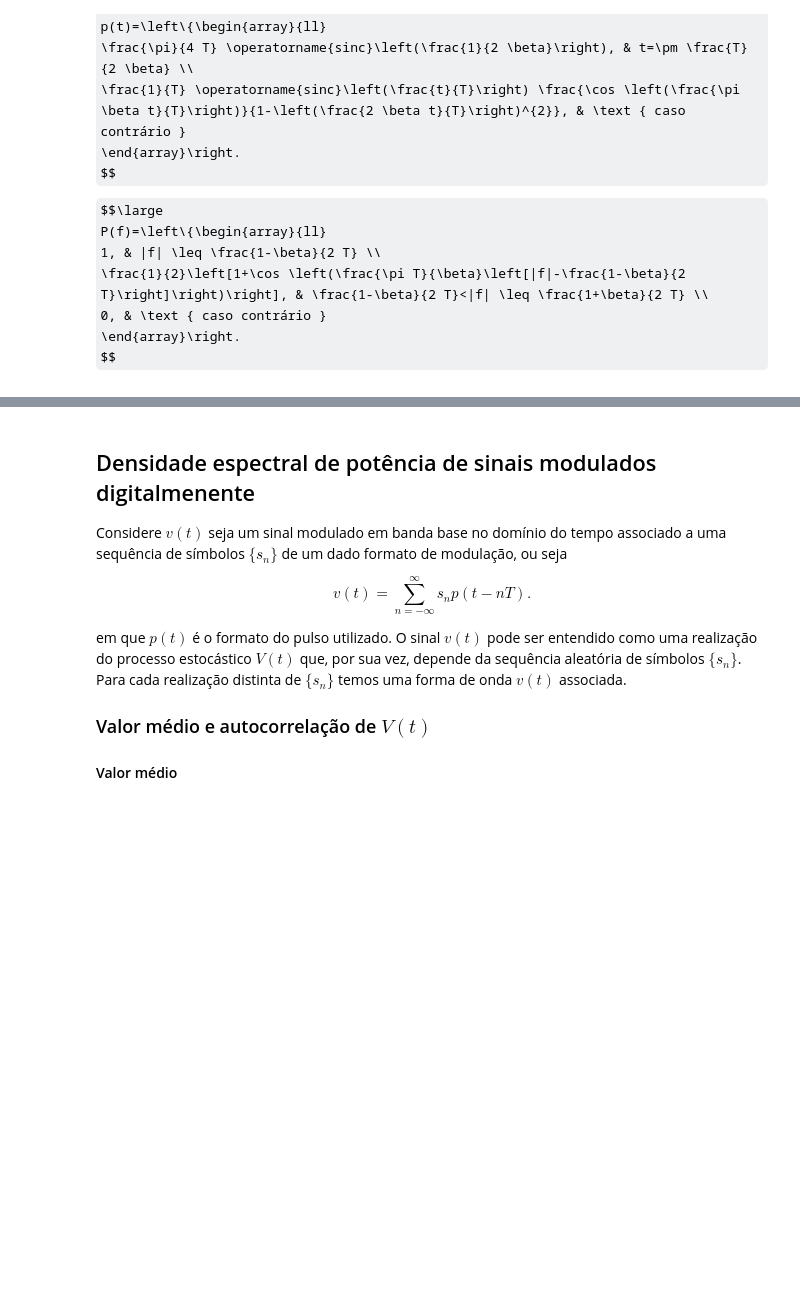
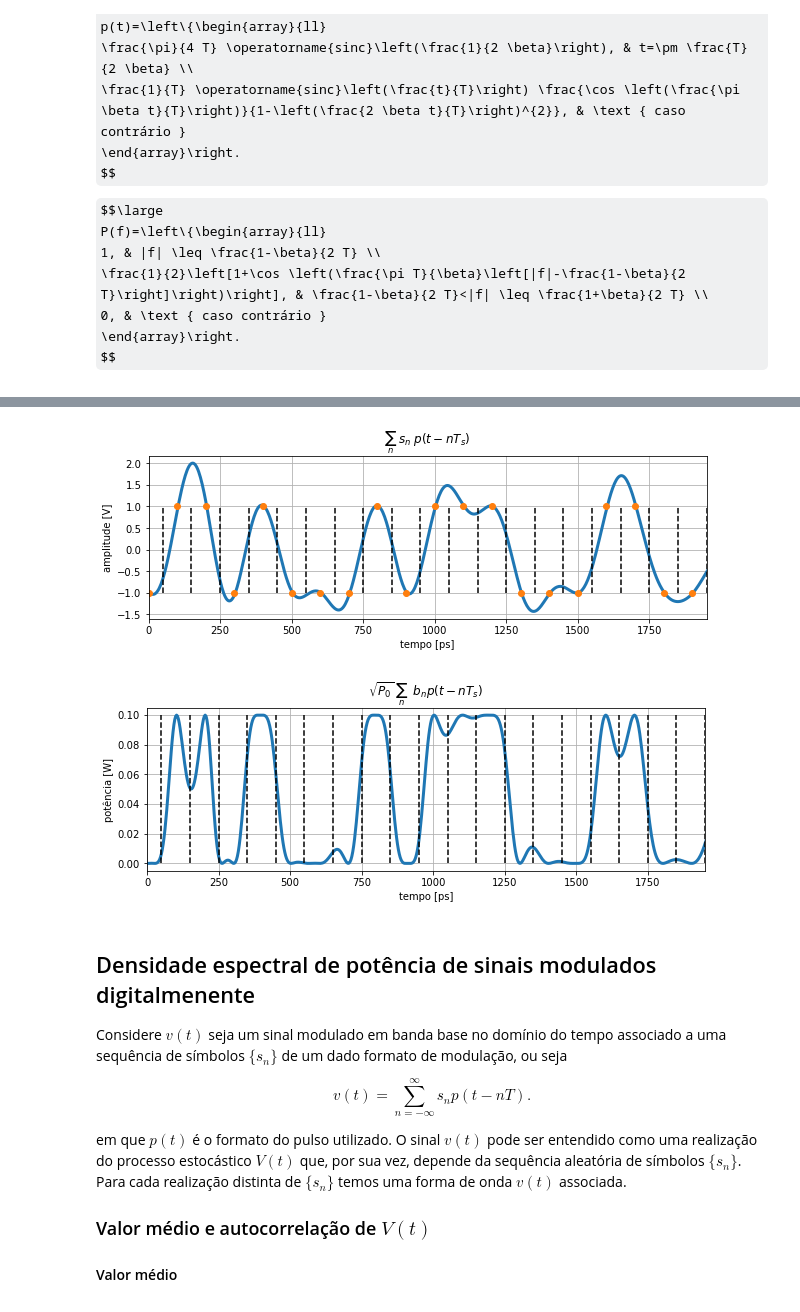
Before and after one commit to edsonportosilva/OpticalCommunications, a Jupyter notebook: jupyter notebooks/1. Transmissores ópticos.ipynb, the cells around one changed output, grey strips where cells are left out. Cells and saved outputs as stored; diff of their text form; code cells hidden in the pictures; some formulas as TeX source; blank space fills up the shorter version.

```diff
--- a/jupyter notebooks/1. Transmissores ópticos.ipynb
+++ b/jupyter notebooks/1. Transmissores ópticos.ipynb
@@ -753,39 +793,43 @@ t = np.arange(0, sigTx.size)*(Ta/1e-12)
 # instantes centrais dos intervalos de sinalização
 symbolsUp = upsample(2*bits-1, SpS)
 symbolsUp[symbolsUp==0] = np.nan
-
 
 plt.figure(2)
 plt.plot(t, sigTx,'-', linewidth=3)
 plt.plot(t, symbolsUp.real,'o')
 plt.xlabel('tempo [ps]')
 plt.ylabel('amplitude [V]')
 plt.title('$\sum_{n}\;s_{n}\;p(t-n T_s)$')
 plt.grid()
 
 t = (0.5*Ts + np.arange(0, bits.size*Ts, Ts))/1e-12
 plt.vlines(t, -1, 1, linestyles='dashed', color = 'k');
 plt.xlim(0, max(t));
 
 # modulação óptica
 P0 = 100e-3 # potência da portadora CW na entrada no MZM
 Vπ = 2
 Vb = -Vπ/2
 Ai = np.sqrt(P0)
-sigTxo = mzm(Ai, Vπ, sigTx, Vb)
+sigTxo = mzm(Ai, sigTx, Vπ, Vb)
 
 # plota sinal
 t = np.arange(0, sigTxo.size)*(Ta/1e-12)
 
 plt.figure(3)
 plt.plot(t, np.abs(sigTxo)**2,'-', linewidth=3)
 plt.xlabel('tempo [ps]')
 plt.ylabel('potência [W]')
 plt.title('$\sqrt{P_0}\;\sum_{n}\;\;b_{n}p(t-n T_s)$')
 plt.grid()
 
 t = (0.5 + np.arange(0, bits.size))*(Ts/1e-12)
 plt.xlim(0, max(t));
+plt.vlines(t, 0, P0, linestyles='dashed', color = 'k');
+plt.xlim(0, max(t));
+# %% [output]
+[figure, added]
+[figure, added]
 # %% [markdown]
 ## Densidade espectral de potência de sinais modulados digitalmenente
 
```
Also changed, not shown: parts of 27 cells of this notebook, 3 other files.
